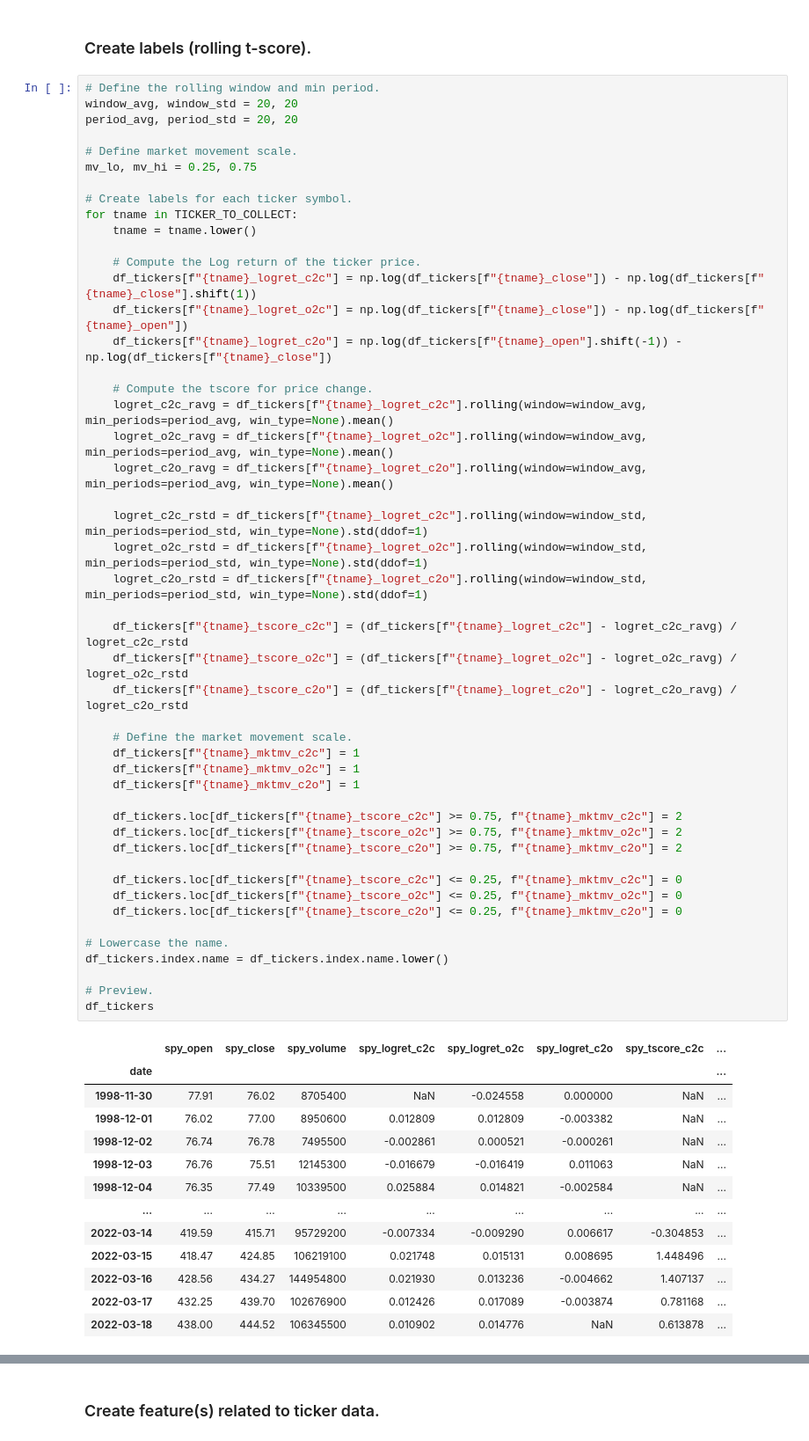
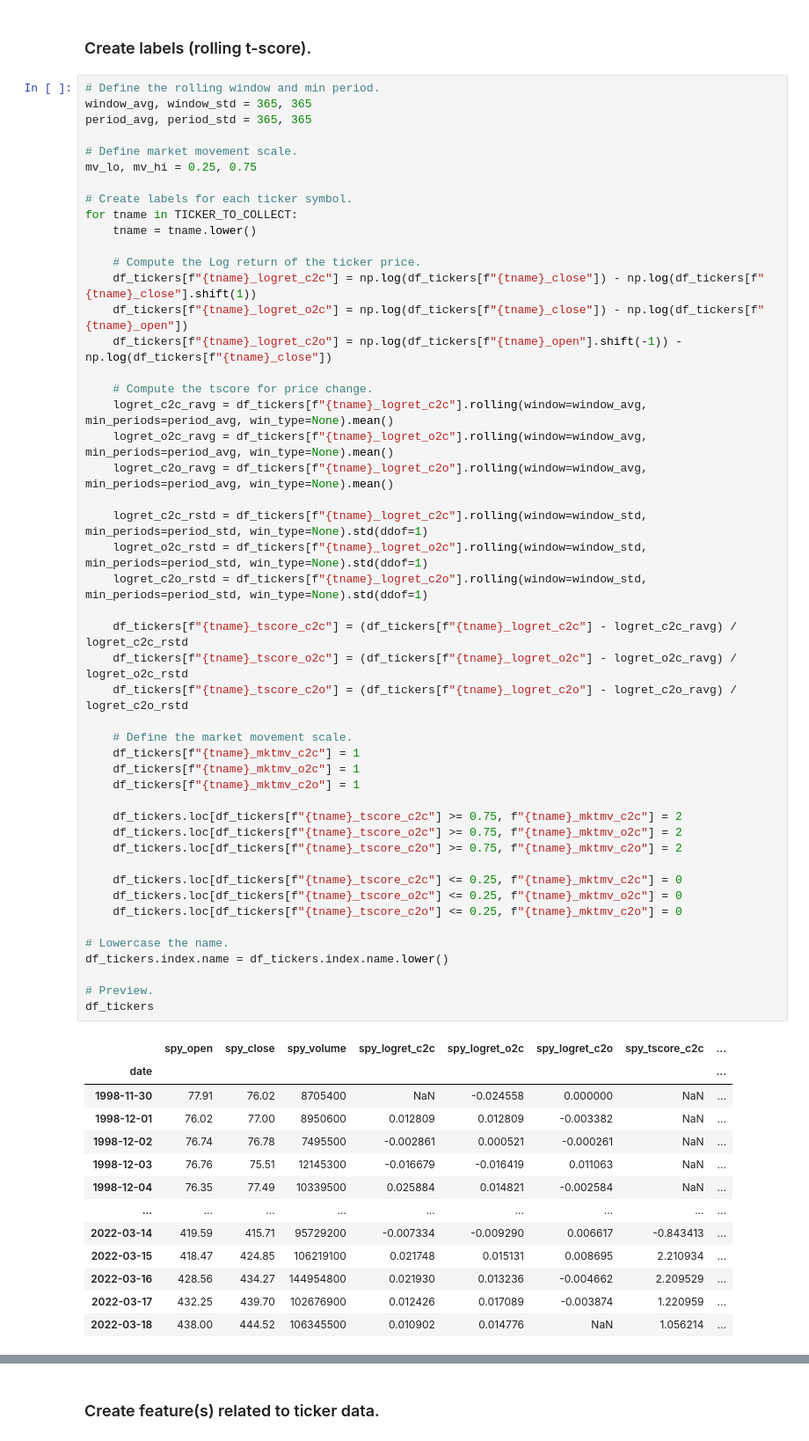
Before and after one commit to lioneltayyd/MADS-M2-estimating-news-impact-on-financial-market, a Jupyter notebook: source/notebooks/build_mktmv_classfier.ipynb, the cells around one changed output, grey strips where cells are left out. Shown at 88% size. Saved outputs shown, nothing was run; the diff lists cells and outputs as text.

```diff
--- a/source/notebooks/build_mktmv_classfier.ipynb
+++ b/source/notebooks/build_mktmv_classfier.ipynb
@@ -103,8 +107,8 @@ df_tickers
 ### Create labels (rolling t-score).
 # %%
 # Define the rolling window and min period.
-window_avg, window_std = 20, 20
-period_avg, period_std = 20, 20
+window_avg, window_std = 365, 365
+period_avg, period_std = 365, 365
 
 # Define market movement scale.
 mv_lo, mv_hi = 0.25, 0.75
@@ -131,36 +135,36 @@ for tname in TICKER_TO_COLLECT:
 	df_tickers[f"{tname}_tscore_o2c"] = (df_tickers[f"{tname}_logret_o2c"] - logret_o2c_ravg) / logret_o2c_rstd
 	df_tickers[f"{tname}_tscore_c2o"] = (df_tickers[f"{tname}_logret_c2o"] - logret_c2o_ravg) / logret_c2o_rstd
 
 	# Define the market movement scale.
 	df_tickers[f"{tname}_mktmv_c2c"] = 1
 	df_tickers[f"{tname}_mktmv_o2c"] = 1
 	df_tickers[f"{tname}_mktmv_c2o"] = 1
 
 	df_tickers.loc[df_tickers[f"{tname}_tscore_c2c"] >= 0.75, f"{tname}_mktmv_c2c"] = 2
 	df_tickers.loc[df_tickers[f"{tname}_tscore_o2c"] >= 0.75, f"{tname}_mktmv_o2c"] = 2
 	df_tickers.loc[df_tickers[f"{tname}_tscore_c2o"] >= 0.75, f"{tname}_mktmv_c2o"] = 2
 
 	df_tickers.loc[df_tickers[f"{tname}_tscore_c2c"] <= 0.25, f"{tname}_mktmv_c2c"] = 0
 	df_tickers.loc[df_tickers[f"{tname}_tscore_o2c"] <= 0.25, f"{tname}_mktmv_o2c"] = 0
 	df_tickers.loc[df_tickers[f"{tname}_tscore_c2o"] <= 0.25, f"{tname}_mktmv_c2o"] = 0
 
 # Lowercase the name.
 df_tickers.index.name = df_tickers.index.name.lower()
 
 # Preview.
 df_tickers
 # %% [output]
 |  | spy_open | spy_close | spy_volume | spy_logret_c2c | spy_logret_o2c | spy_logret_c2o | spy_tscore_c2c | ... |
 | date |  |  |  |  |  |  |  | ... |
 | 1998-11-30 | 77.91 | 76.02 | 8705400 | NaN | -0.024558 | 0.000000 | NaN | ... |
 | 1998-12-01 | 76.02 | 77.00 | 8950600 | 0.012809 | 0.012809 | -0.003382 | NaN | ... |
 | 1998-12-02 | 76.74 | 76.78 | 7495500 | -0.002861 | 0.000521 | -0.000261 | NaN | ... |
 | 1998-12-03 | 76.76 | 75.51 | 12145300 | -0.016679 | -0.016419 | 0.011063 | NaN | ... |
 | 1998-12-04 | 76.35 | 77.49 | 10339500 | 0.025884 | 0.014821 | -0.002584 | NaN | ... |
 | ... | ... | ... | ... | ... | ... | ... | ... | ... |
-| 2022-03-14 | 419.59 | 415.71 | 95729200 | -0.007334 | -0.009290 | 0.006617 | -0.304853 | ... |
-| 2022-03-15 | 418.47 | 424.85 | 106219100 | 0.021748 | 0.015131 | 0.008695 | 1.448496 | ... |
-| 2022-03-16 | 428.56 | 434.27 | 144954800 | 0.021930 | 0.013236 | -0.004662 | 1.407137 | ... |
-| 2022-03-17 | 432.25 | 439.70 | 102676900 | 0.012426 | 0.017089 | -0.003874 | 0.781168 | ... |
-| 2022-03-18 | 438.00 | 444.52 | 106345500 | 0.010902 | 0.014776 | NaN | 0.613878 | ... |
+| 2022-03-14 | 419.59 | 415.71 | 95729200 | -0.007334 | -0.009290 | 0.006617 | -0.843413 | ... |
+| 2022-03-15 | 418.47 | 424.85 | 106219100 | 0.021748 | 0.015131 | 0.008695 | 2.210934 | ... |
+| 2022-03-16 | 428.56 | 434.27 | 144954800 | 0.021930 | 0.013236 | -0.004662 | 2.209529 | ... |
+| 2022-03-17 | 432.25 | 439.70 | 102676900 | 0.012426 | 0.017089 | -0.003874 | 1.220959 | ... |
+| 2022-03-18 | 438.00 | 444.52 | 106345500 | 0.010902 | 0.014776 | NaN | 1.056214 | ... |
 5864 rows × 12 columns
```
Also changed, not shown: parts of 18 cells of this notebook, 9 other files.
